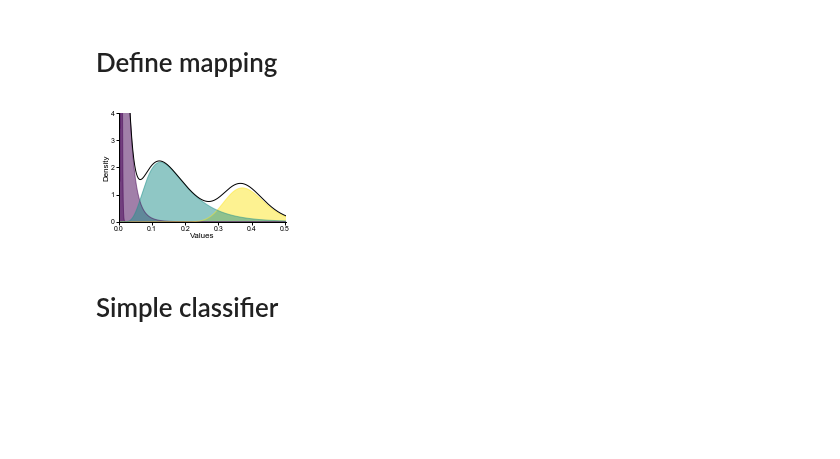
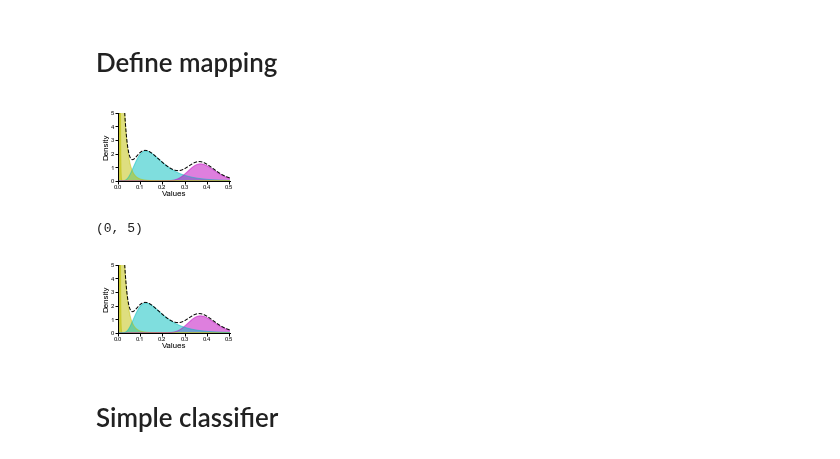
Before and after one commit to sbernasek/flyqma, a Jupyter notebook: notebooks/figures/figure_5.ipynb, the cells around one changed output. Cells and saved outputs as stored; diff of their text form; code cells hidden in the pictures; blank space fills up the shorter version.

```diff
--- a/notebooks/figures/figure_5.ipynb
+++ b/notebooks/figures/figure_5.ipynb
@@ -5,14 +5,12 @@ import matplotlib.pyplot as plt
 %matplotlib inline
 # %%
 from clones.data.experiments import Experiment
-
 from clones.annotation.bayesian import BayesianClassifier
 from clones.annotation.model_selection import ModelSelection
 from clones.annotation.community import KatzLabeler, InfomapLabeler
-
 from clones.visualization.settings import *
 figsize = (2, 2)
-savedir = './graphics/example_disc/'
+savedir = '../../../figures/graphics/example_disc/'
 savefig = lambda fig, name: fig.savefig(join(savedir, '{:s}.pdf'.format(name)), dpi=400, rasterized=True, transparent=True)
 # %% [markdown]
 # Load microscopy data
@@ -92,12 +99,23 @@ savefig(fig, 'model_fit_pdf')
 # %% [markdown]
 # Define mapping
 # %%
-fig = mixture_model.plot_pdfs(empirical=False, alpha=0.5)
+cmap = ListedColormap(['y', 'c', 'm'], N=3)
+fig = mixture_model.plot_pdfs(empirical=False, alpha=0.5, figsize=(2, 1.25), cmap=cmap, vmin=0)
 ax = fig.axes[0]
-ax.set_ylim(0, 4)
+ax.set_ylim(0, 5)
 savefig(fig, 'pdf_mapping')
 # %% [output]
-[figure, old version]
+[figure, new version]
+# %%
+from matplotlib.colors import ListedColormap
+mixture_model = selector.BIC_optimal
+cmap = ListedColormap(['y', 'c', 'm'], N=3)
+fig = mixture_model.plot_pdfs(empirical=False, alpha=0.5, figsize=(2, 1.25), cmap=cmap, vmin=0)
+ax = fig.axes[0]
+ax.set_ylim(0, 5)
+# %% [output]
+(0, 5)
+[figure, added]
 # %% [markdown]
 # Simple classifier
 # %%
```
Also changed, not shown: parts of 26 cells of this notebook, 43 other files.
